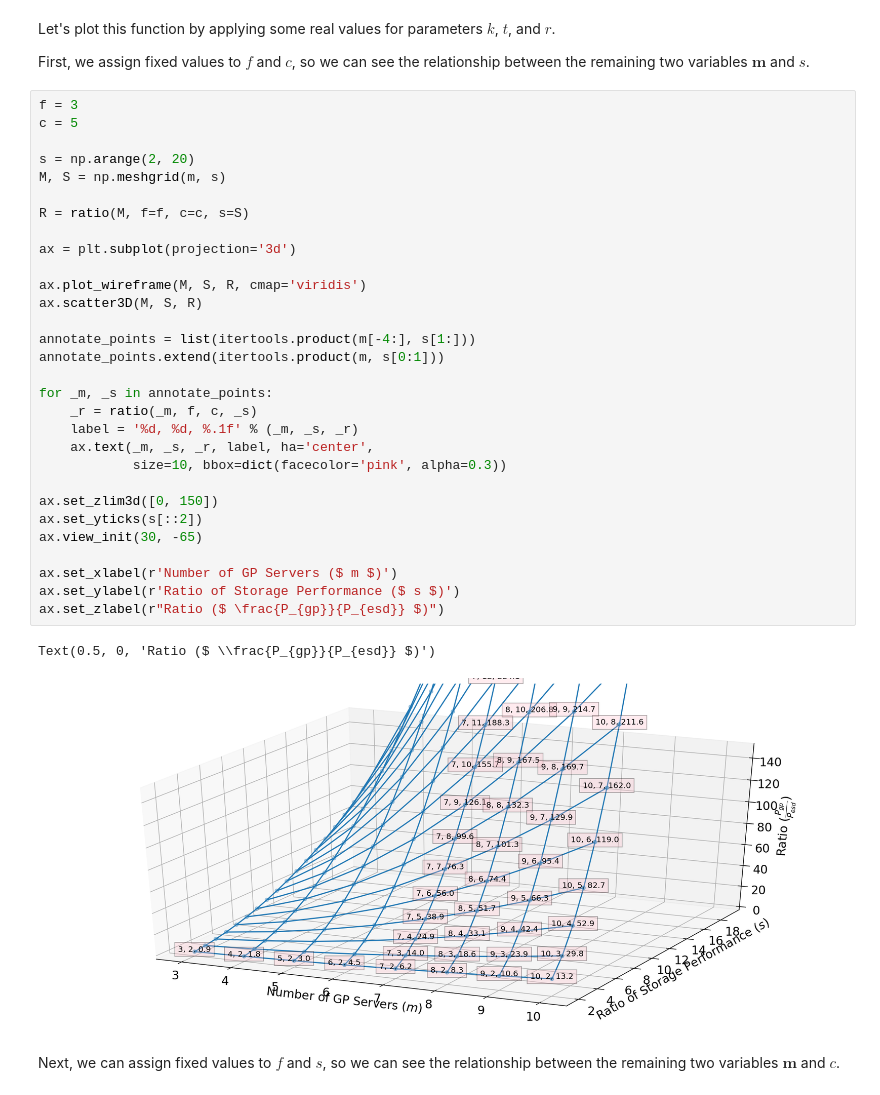
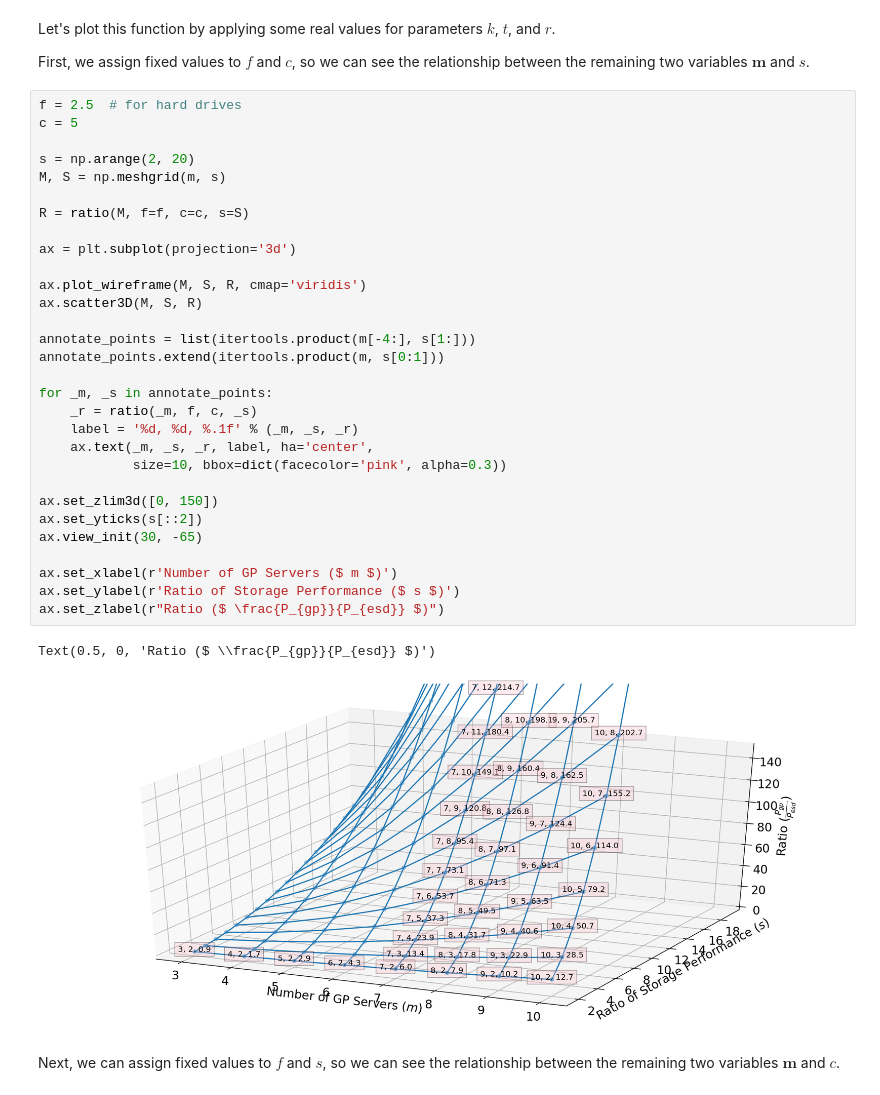
Before and after one commit to ljishen/my-notebooks, a Jupyter notebook: Analysis_of_Possibility_of_Failure.ipynb, the cells around one changed output. Saved outputs shown, nothing was run; the diff lists cells and outputs as text.

```diff
--- a/Analysis_of_Possibility_of_Failure.ipynb
+++ b/Analysis_of_Possibility_of_Failure.ipynb
@@ -87,38 +87,38 @@ Let's plot this function by applying some real values for parameters $ k $, $ t
 
 First, we assign fixed values to $ f $ and $ c $, so we can see the relationship between the remaining two variables $ \boldsymbol{m} $ and $ s $.
 # %%
-f = 3
+f = 2.5  # for hard drives
 c = 5
 
 s = np.arange(2, 20)
 M, S = np.meshgrid(m, s)
 
 R = ratio(M, f=f, c=c, s=S)
 
 ax = plt.subplot(projection='3d')
 
 ax.plot_wireframe(M, S, R, cmap='viridis')
 ax.scatter3D(M, S, R)
 
 annotate_points = list(itertools.product(m[-4:], s[1:]))
 annotate_points.extend(itertools.product(m, s[0:1]))
 
 for _m, _s in annotate_points:
     _r = ratio(_m, f, c, _s)
     label = '%d, %d, %.1f' % (_m, _s, _r)
     ax.text(_m, _s, _r, label, ha='center',
             size=10, bbox=dict(facecolor='pink', alpha=0.3))
 
 ax.set_zlim3d([0, 150])
 ax.set_yticks(s[::2])
 ax.view_init(30, -65)
 
 ax.set_xlabel(r'Number of GP Servers ($ m $)')
 ax.set_ylabel(r'Ratio of Storage Performance ($ s $)')
 ax.set_zlabel(r"Ratio ($ \frac{P_{gp}}{P_{esd}} $)")
 # %% [output]
 Text(0.5, 0, 'Ratio ($ \\frac{P_{gp}}{P_{esd}} $)')
-[figure, old version]
+[figure, new version]
 # %% [markdown]
 Next, we can assign fixed values to $ f $ and $ s $, so we can see the relationship between the remaining two variables $ \boldsymbol{m} $ and $ c $.
 # %%
```
Also changed, not shown: parts of 1 cell of this notebook.
